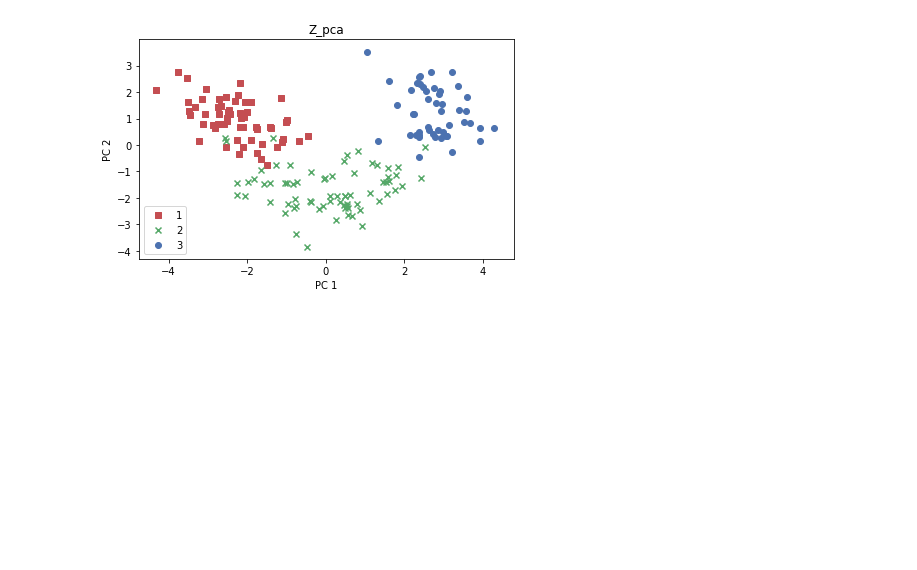
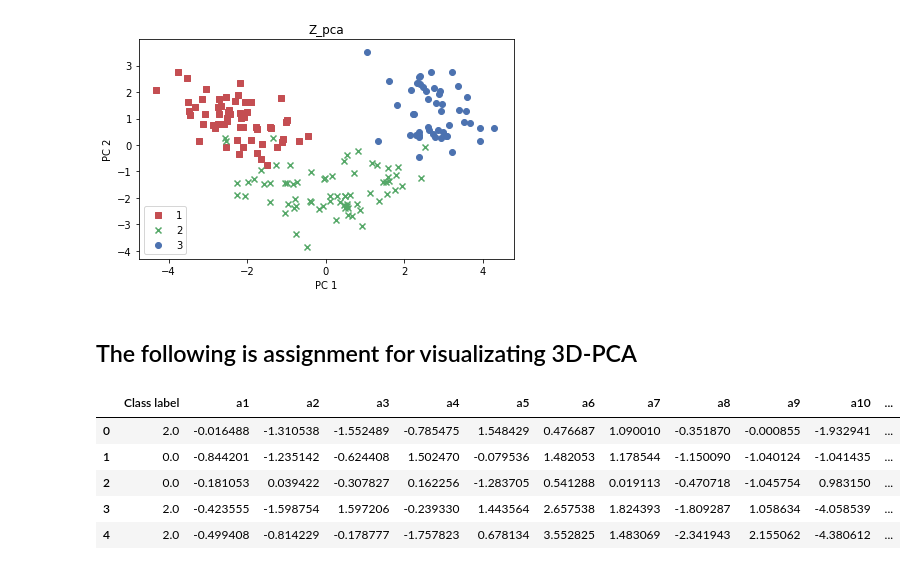
Before and after one commit to JIElite/A-piece-of-ML, a Jupyter notebook: PCA.ipynb, the cells around one changed output. Cells and saved outputs as stored; diff of their text form; code cells hidden in the pictures; blank space fills up the shorter version.

```diff
--- a/PCA.ipynb
+++ b/PCA.ipynb
@@ -237,3 +237,19 @@ plt.show()
 Unique Class Labels:
  [1 2 3]
 [figure]
+# %% [markdown]
+## The following is assignment for visualizating 3D-PCA
+# %%
+df_load = pd.read_csv('https://nthu-datalab.github.io/ml/labs/02_EDA_PCA/gen_dataset.csv')
+
+X_load = df_load.drop('Class label', axis=1)
+Y_load = df_load['Class label']
+
+df_load.head()
+# %% [output]
+|  | Class label | a1 | a2 | a3 | a4 | a5 | a6 | a7 | a8 | a9 | a10 | ... |
+| 0 | 2.0 | -0.016488 | -1.310538 | -1.552489 | -0.785475 | 1.548429 | 0.476687 | 1.090010 | -0.351870 | -0.000855 | -1.932941 | ... |
+| 1 | 0.0 | -0.844201 | -1.235142 | -0.624408 | 1.502470 | -0.079536 | 1.482053 | 1.178544 | -1.150090 | -1.040124 | -1.041435 | ... |
+| 2 | 0.0 | -0.181053 | 0.039422 | -0.307827 | 0.162256 | -1.283705 | 0.541288 | 0.019113 | -0.470718 | -1.045754 | 0.983150 | ... |
+| 3 | 2.0 | -0.423555 | -1.598754 | 1.597206 | -0.239330 | 1.443564 | 2.657538 | 1.824393 | -1.809287 | 1.058634 | -4.058539 | ... |
+| 4 | 2.0 | -0.499408 | -0.814229 | -0.178777 | -1.757823 | 0.678134 | 3.552825 | 1.483069 | -2.341943 | 2.155062 | -4.380612 | ... |
```
Also changed, not shown: parts of 5 cells of this notebook.
